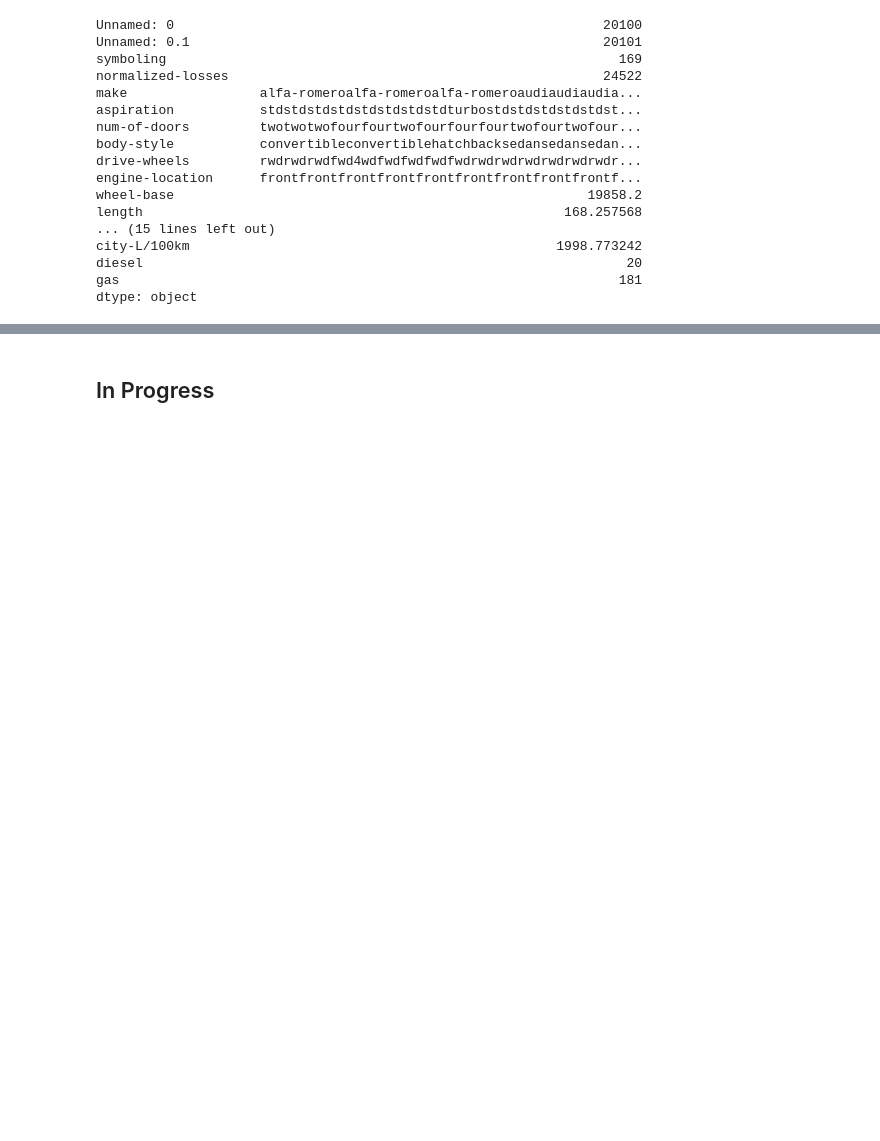
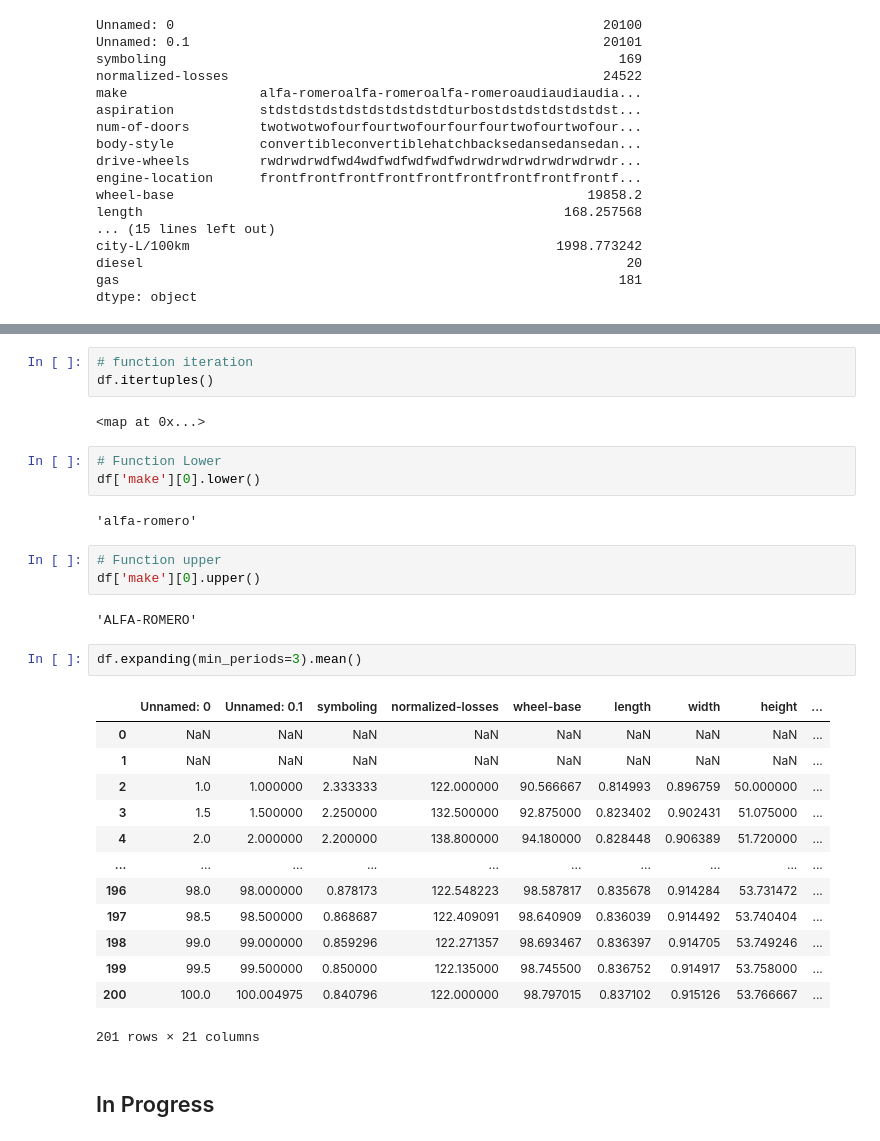
Before and after one commit to mohamedbakrey12/Full_Project, a Jupyter notebook: all-function-for-pandas-data-frame-complete.ipynb, the cells around one changed output, grey strips where cells are left out. Drawn from its saved outputs; the diff is of its cells as text; blank space fills up the shorter version.

Commit message:
Kaggle Notebook | All Function For Pandas Data frame Complete  | Version 11

```diff
--- a/all-function-for-pandas-data-frame-complete.ipynb
+++ b/all-function-for-pandas-data-frame-complete.ipynb
@@ -539,2 +581,33 @@ dtype: object
+# %%
+# function iteration
+df.itertuples()
+# %% [output]
+<map at 0x...>
+# %%
+# Function Lower
+df['make'][0].lower()
+# %% [output]
+'alfa-romero'
+# %%
+# Function upper
+df['make'][0].upper()
+# %% [output]
+'ALFA-ROMERO'
+# %%
+df.expanding(min_periods=3).mean()
+# %% [output]
+|  | Unnamed: 0 | Unnamed: 0.1 | symboling | normalized-losses | wheel-base | length | width | height | ... |
+| 0 | NaN | NaN | NaN | NaN | NaN | NaN | NaN | NaN | ... |
+| 1 | NaN | NaN | NaN | NaN | NaN | NaN | NaN | NaN | ... |
+| 2 | 1.0 | 1.000000 | 2.333333 | 122.000000 | 90.566667 | 0.814993 | 0.896759 | 50.000000 | ... |
+| 3 | 1.5 | 1.500000 | 2.250000 | 132.500000 | 92.875000 | 0.823402 | 0.902431 | 51.075000 | ... |
+| 4 | 2.0 | 2.000000 | 2.200000 | 138.800000 | 94.180000 | 0.828448 | 0.906389 | 51.720000 | ... |
+| ... | ... | ... | ... | ... | ... | ... | ... | ... | ... |
+| 196 | 98.0 | 98.000000 | 0.878173 | 122.548223 | 98.587817 | 0.835678 | 0.914284 | 53.731472 | ... |
+| 197 | 98.5 | 98.500000 | 0.868687 | 122.409091 | 98.640909 | 0.836039 | 0.914492 | 53.740404 | ... |
+| 198 | 99.0 | 99.000000 | 0.859296 | 122.271357 | 98.693467 | 0.836397 | 0.914705 | 53.749246 | ... |
+| 199 | 99.5 | 99.500000 | 0.850000 | 122.135000 | 98.745500 | 0.836752 | 0.914917 | 53.758000 | ... |
+| 200 | 100.0 | 100.004975 | 0.840796 | 122.000000 | 98.797015 | 0.837102 | 0.915126 | 53.766667 | ... |
+201 rows × 21 columns
 # %% [markdown]
 ## In Progress
```
Also changed, not shown: parts of 3 cells of this notebook.
